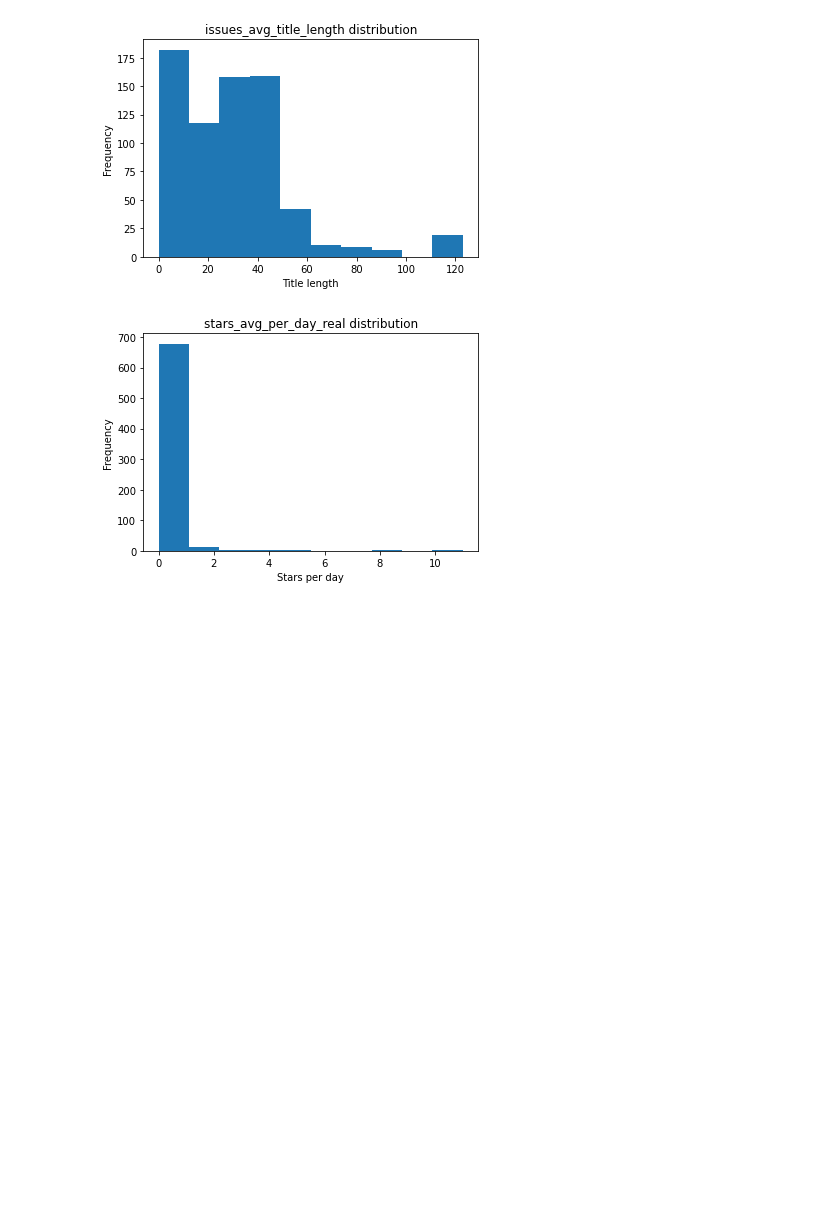
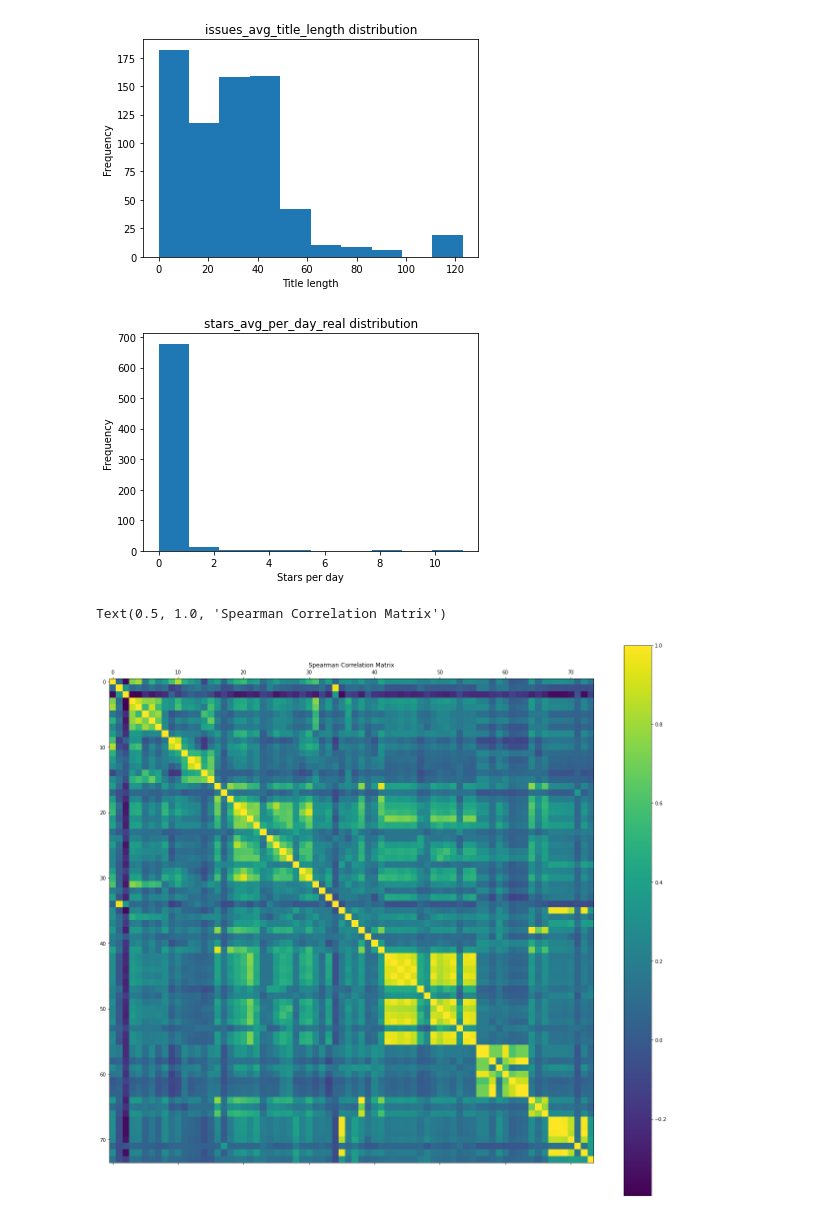
Before and after one commit to Eponeshnikov/ASMetrics, a Jupyter notebook: main.ipynb, the cells around one changed output. Saved outputs shown, nothing was run; the diff lists cells and outputs as text; code cells hidden in the pictures; blank space fills up the shorter version.

Commit message:
Added Spearman correlation

```diff
--- a/main.ipynb
+++ b/main.ipynb
@@ -142,3 +142,13 @@ for example, metric in zip(example_list, example_metric):
 [figure]
 [figure]
 [figure]
+# %%
+spearman_matrix = stats.spearmanr(df)[0]
+
+f = plt.figure(figsize=(22, 20))
+plt.matshow(spearman_matrix, fignum=f.number)
+plt.colorbar()
+plt.title("Spearman Correlation Matrix")
+# %% [output]
+Text(0.5, 1.0, 'Spearman Correlation Matrix')
+[figure, added]
```
Also changed, not shown: parts of 2 cells of this notebook.
